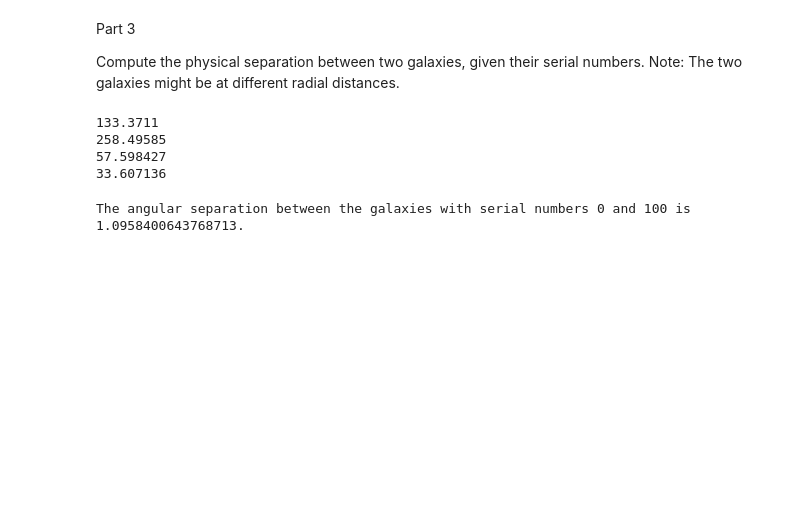
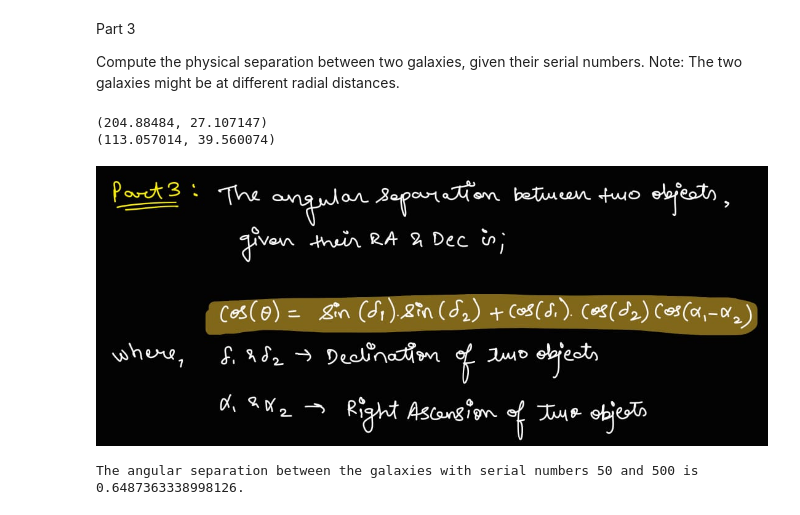
Before and after one commit to Siddhesh-orion/Solutions-to-IIT-B-A, a Jupyter notebook: Tutorial_03.ipynb, the cells around one changed output. Drawn from its saved outputs; the diff is of its cells as text; code cells hidden in the pictures; blank space fills up the shorter version.

```diff
--- a/Tutorial_03.ipynb
+++ b/Tutorial_03.ipynb
@@ -168,31 +145,30 @@ The number of galaxies observed by SDSS-MaNGA between 20 Mpc and 1200 Mpc is 465
 Part 3
 
 Compute the physical separation between two galaxies, given their serial numbers. Note: The two galaxies might be at different radial distances.
-# %%
-#serial_1 = int(gal_with_dist_final[:,0][0])
-#serial_2 = int(gal_with_dist_final[:,0][100])
-serial_1 = 0
-serial_2 = 100
-alpha_1 = RA[serial_1]
-print(alpha_1)
-alpha_2 = RA[serial_2]
-print(alpha_2)
-del_1 = Dec[serial_1]
-print(del_1)
-del_2 = Dec[serial_2]
-print(del_2)
-# %% [output]
-133.3711
-258.49585
-57.598427
-33.607136
+# %%
+s_1 = int(input("Enter the serial number of the first object (galaxy):"))
+s_2 = int(input("Enter the serial number of the second object (galaxy):"))
+
+s1 = s_1 - 1
+s2 = s_2 - 1
+
+obj_1 = (galaxies_updated[s1,1], galaxies_updated[s1,2])
+print(obj_1)
+obj_2 = (galaxies_updated[s2,1], galaxies_updated[s2,2])
+print(obj_2)
+# %% [output]
+(204.88484, 27.107147)
+(113.057014, 39.560074)
+# %%
+Image.open("Angular_sep_formula.jpg")
+# %% [output]
+[figure, added]
 # %%
-def angular_separation(galaxies):
-    theta = np.arccos((np.sin(del_1)*np.sin(del_2) + np.cos(del_1)*np.cos(del_2)*np.cos(alpha_1 - alpha_2)))
-    #theta = np.arccos(cos_theta)
+def angular_separation(galaxies_updated):
+    theta = np.arccos((np.sin(obj_1[1])*np.sin(obj_2[1]) + np.cos(obj_1[1])*np.cos(obj_2[1])*np.cos(obj_1[0] - obj_2[0])))
     return theta
-    #return theta
-ang_sep = angular_separation(galaxies)
-print(f"The angular separation between the galaxies with serial numbers {serial_1} and {serial_2} is {ang_sep}.")
+
+ang_sep = angular_separation(galaxies_updated)
+print(f"The angular separation between the galaxies with serial numbers {s_1} and {s_2} is {ang_sep}.")
 # %% [output]
-The angular separation between the galaxies with serial numbers 0 and 100 is 1.0958400643768713.
+The angular separation between the galaxies with serial numbers 50 and 500 is 0.6487363338998126.
```
Also changed, not shown: parts of 17 cells of this notebook, 2 other files.
